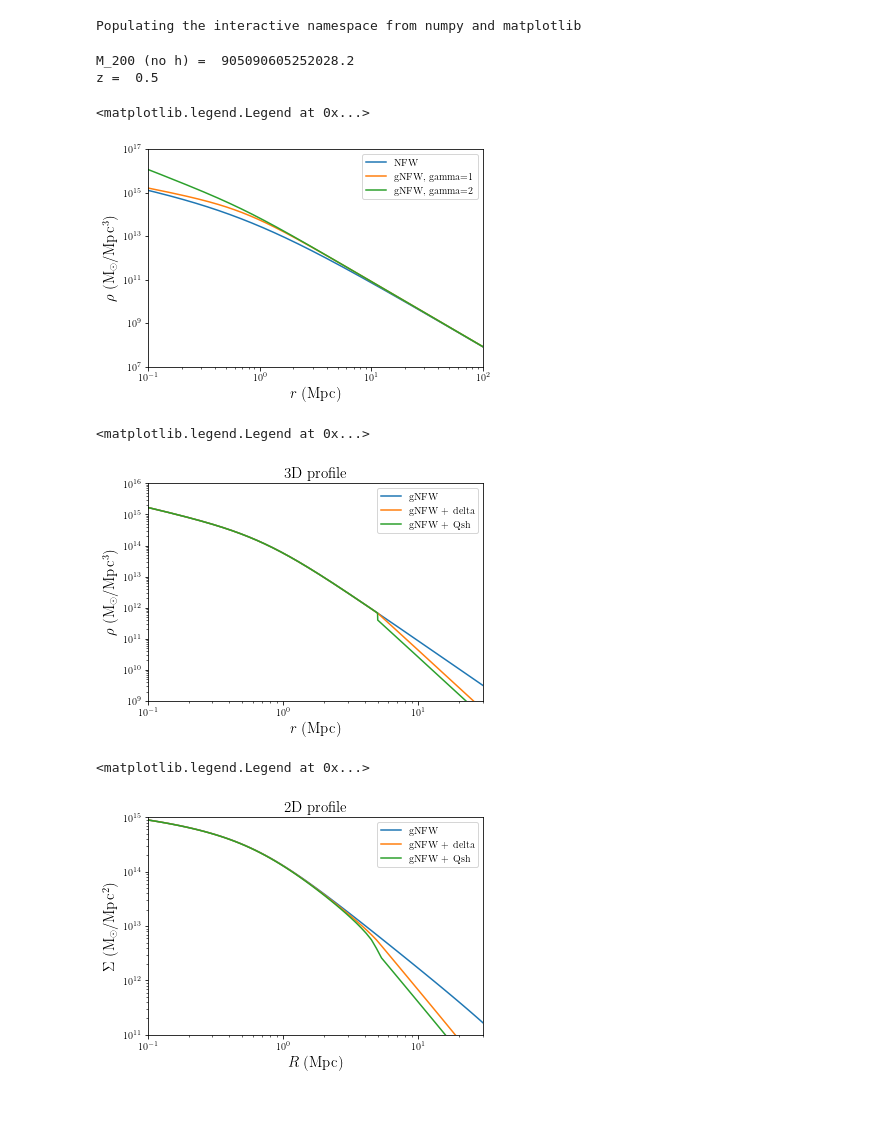
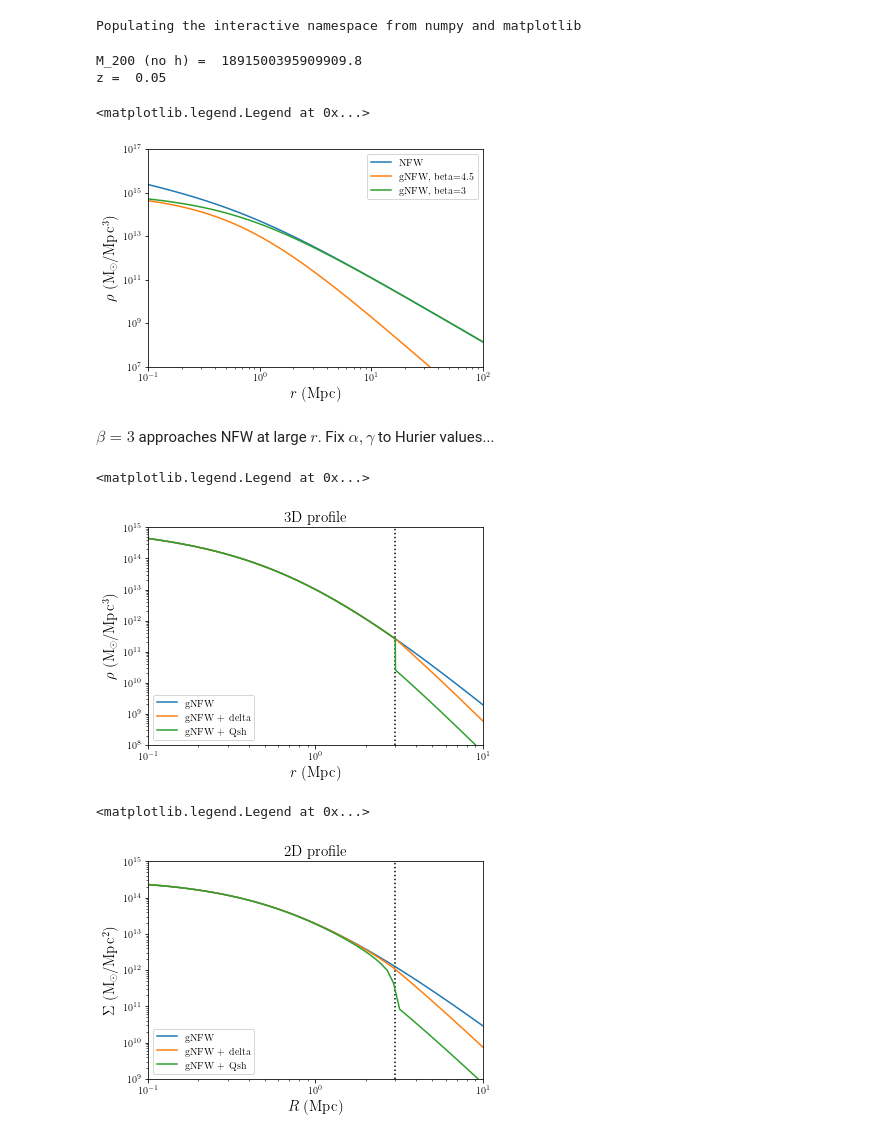
Before and after one commit to chihway/ClusterProfiles, a Jupyter notebook: planck/HurierModel2D3D.ipynb, the cells around one changed output. Drawn from its saved outputs; the diff is of its cells as text; code cells hidden in the pictures; blank space fills up the shorter version.

```diff
--- a/planck/HurierModel2D3D.ipynb
+++ b/planck/HurierModel2D3D.ipynb
@@ -85,24 +85,22 @@ def NFW(rho_0, r_s, rr):
     rho = (rho_0)/((rr/r_s)*(1.+rr/r_s)**2.)
     return rho
 
-def gNFW(rho_0, r_s, gamma, rr):
-    rho = rho_0 * (rr/r_s)**(-gamma)*(1.+rr**2/r_s**2)**((gamma-3.)/2.)
+def gNFW(rho_0, r_s, alpha, beta, gamma, rr):
+    rho = rho_0 * (rr/r_s)**(-gamma)*(1.+(rr/r_s)**alpha)**((gamma-beta)/alpha)
     return rho
 
-def gNFW_delta(rho_0, r_s, gamma, r_sh, delta, rr):
-    rho = rho_0 * (rr/r_s)**(-gamma)*(1.+rr**2/r_s**2)**((gamma-3.)/2.)
+def gNFW_delta(rho_0, r_s, alpha, beta, gamma, r_sh, delta, rr):
+    rho = rho_0 * (rr/r_s)**(-gamma)*(1.+(rr/r_s)**alpha)**((gamma-beta)/alpha)
     rho[rr>=r_sh] *= (rr[rr>=r_sh]/r_sh)**(-delta)
-
     return rho
 
-def gNFW_sh(rho_0, r_s, gamma, r_sh, delta, Q_sh, rr):
-    rho = rho_0 * (rr/r_s)**(-gamma)*(1.+rr**2/r_s**2)**((gamma-3.)/2.)
+def gNFW_sh(rho_0, r_s, alpha, beta, gamma, r_sh, delta, Q_sh, rr):
+    rho = rho_0 * (rr/r_s)**(-gamma)*(1.+(rr/r_s)**alpha)**((gamma-beta)/alpha)
     rho[rr>=r_sh] *= (rr[rr>=r_sh]/r_sh)**(-delta)*Q_sh
-
     return rho
 # %%
-lam = 100.
-z = 0.5
+lam = 200.
+z = 0.05
 M_200 = mass_richness_sv(lam, z)
 print("M_200 (no h) = ", M_200)
 print("z = ", z)
@@ -116,19 +114,19 @@ c_factor = np.log(1.+c_200m) - c_200m/(1.+c_200m)
 r_s = (1.+z)*R_200m/c_200m
 rho_0 = M_200/(4.*np.pi*c_factor*r_s**3.) # Msun/Mpc^3 comoving
 # %% [output]
-M_200 (no h) =  905090605252028.2
-z =  0.5
+M_200 (no h) =  1891500395909909.8
+z =  0.05
 # %%
 rr = np.exp(np.linspace(np.log(0.0001), np.log(100.0), num = 10000)) # Comoving Mpc
 RR = np.exp(np.linspace(np.log(0.01), np.log(50.0), num = 100)) # Comoving Mpc
 
 rho_NFW = NFW(rho_0, r_s, rr)
-rho_gNFW1 = gNFW(rho_0, r_s, 1, rr)
-rho_gNFW2 = gNFW(rho_0, r_s, 2, rr)
+rho_gNFW1 = gNFW(rho_0, r_s, 1.05, 4.5, 0.23, rr)
+rho_gNFW2 = gNFW(rho_0, r_s, 1.05, 3, 0.23, rr)
 
 mplot.loglog(rr, rho_NFW, label='NFW')
-mplot.loglog(rr, rho_gNFW1, label='gNFW, gamma=1')
-mplot.loglog(rr, rho_gNFW2, label='gNFW, gamma=2')
+mplot.loglog(rr, rho_gNFW1, label='gNFW, beta=4.5')
+mplot.loglog(rr, rho_gNFW2, label='gNFW, beta=3')
 mplot.xlim(0.1,100)
 mplot.ylim(1e7,1e17)
 mplot.xlabel('$r \;{\\rm (Mpc)}$', fontsize=15)
@@ -137,42 +135,45 @@ mplot.ylabel('$\\rho \;{\\rm (M_{\odot}/Mpc^3)}$', fontsize=15)
 mplot.legend()
 # %% [output]
 <matplotlib.legend.Legend at 0x...>
-[figure, old version]
+[figure, new version]
+# %% [markdown]
+$\beta=3$ approaches NFW at large $r$. Fix $\alpha, \gamma$ to Hurier values...
 # %%
-rho_gNFW = gNFW(rho_0, r_s, 1, rr)
-rho_gNFW_delta = gNFW_delta(rho_0, r_s, 1., 5., 1., rr)
-rho_gNFW_sh = gNFW_sh(rho_0, r_s, 1., 5., 1., 0.6, rr)
+rho_gNFW = gNFW(rho_0, r_s, 1.05, 4.5, 0.23, rr)
+rho_gNFW_delta = gNFW_delta(rho_0, r_s, 1.05, 4.5, 0.23, 3., 1., rr)
+rho_gNFW_sh = gNFW_sh(rho_0, r_s, 1.05, 4.5, 0.23, 3., 1., 0.1, rr)
 
+mplot.plot([3,3],[1e8,1e15], color='k', ls=':')
 mplot.loglog(rr, rho_gNFW, label='gNFW')
 mplot.loglog(rr, rho_gNFW_delta, label='gNFW + delta')
 mplot.loglog(rr, rho_gNFW_sh, label='gNFW + Qsh')
 
-mplot.xlim(0.1,30)
-mplot.ylim(1e9,1e16)
+mplot.xlim(0.1,10)
+mplot.ylim(1e8,1e15)
 mplot.xlabel('$r \;{\\rm (Mpc)}$', fontsize=15)
 mplot.ylabel('$\\rho \;{\\rm (M_{\odot}/Mpc^3)}$', fontsize=15)
 mplot.title('3D profile', fontsize=15)
 mplot.legend()
 # %% [output]
 <matplotlib.legend.Legend at 0x...>
-[figure, old version]
+[figure, new version]
 # %%
 sigma_gNFW = rho_to_sigma_fast(rr, rho_gNFW, RR, h0)
 sigma_gNFW_delta = rho_to_sigma_fast(rr, rho_gNFW_delta, RR, h0)
 sigma_gNFW_sh = rho_to_sigma_fast(rr, rho_gNFW_sh, RR, h0)
 # %%
+mplot.plot([3,3],[1e9,1e15], color='k', ls=':')
 mplot.loglog(RR, sigma_gNFW, label='gNFW')
 mplot.loglog(RR, sigma_gNFW_delta, label='gNFW + delta')
 mplot.loglog(RR, sigma_gNFW_sh, label='gNFW + Qsh')
 
-mplot.xlim(0.1,30)
-mplot.ylim(1e11,1e15)
+mplot.xlim(0.1,10)
+mplot.ylim(1e9,1e15)
 mplot.xlabel('$R \;{\\rm (Mpc)}$', fontsize=15)
 mplot.ylabel('$\Sigma \;{\\rm (M_{\odot}/Mpc^2)}$', fontsize=15)
 mplot.title('2D profile', fontsize=15)
 
-
 mplot.legend()
 # %% [output]
 <matplotlib.legend.Legend at 0x...>
-[figure, old version]
+[figure, new version]
```
Also changed, not shown: parts of 4 cells of this notebook, 4 other files.
